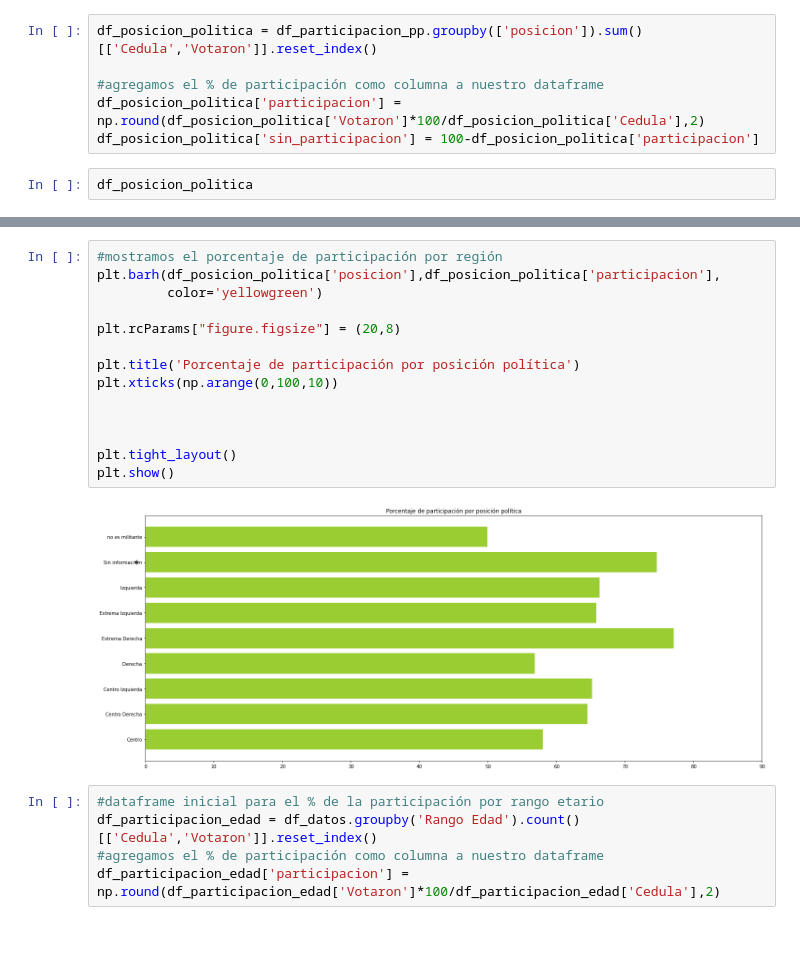
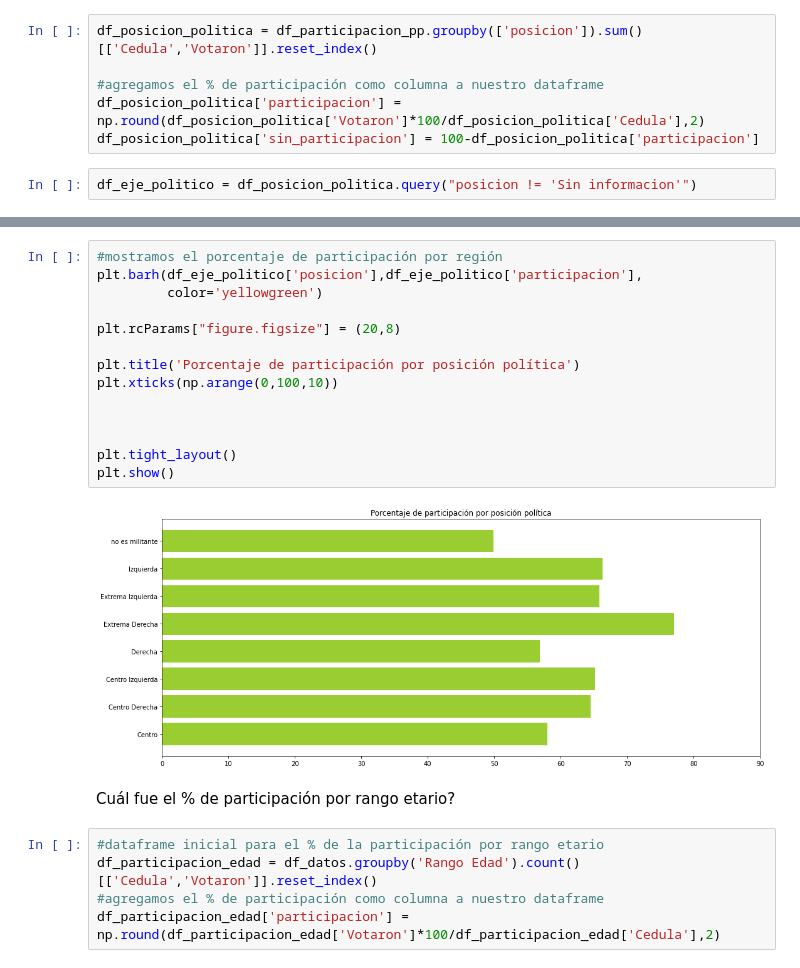
Before and after one commit to framirezv/proyecto-portafolio, a Jupyter notebook: notebooks/EDA_plebiscito_chile_v2.ipynb, the cells around one changed output, grey strips where cells are left out. Drawn from its saved outputs; the diff is of its cells as text; blank space fills up the shorter version.

```diff
--- a/notebooks/EDA_plebiscito_chile_v2.ipynb
+++ b/notebooks/EDA_plebiscito_chile_v2.ipynb
@@ -428,4 +418,4 @@ df_posicion_politica = df_participacion_pp.groupby(['posicion']).sum()[['Cedula'
 df_posicion_politica['participacion'] = np.round(df_posicion_politica['Votaron']*100/df_posicion_politica['Cedula'],2)
 df_posicion_politica['sin_participacion'] = 100-df_posicion_politica['participacion']
 # %%
-df_posicion_politica
+df_eje_politico = df_posicion_politica.query("posicion != 'Sin informacion'")
@@ -443,19 +422,21 @@ df_posicion_politica
 # %%
 #mostramos el porcentaje de participación por región
-plt.barh(df_posicion_politica['posicion'],df_posicion_politica['participacion'],
+plt.barh(df_eje_politico['posicion'],df_eje_politico['participacion'],
          color='yellowgreen')
 
 plt.rcParams["figure.figsize"] = (20,8)
 
 plt.title('Porcentaje de participación por posición política')
 plt.xticks(np.arange(0,100,10))
 
 
 
 plt.tight_layout()
 plt.show()
 # %% [output]
-[figure, old version]
+[figure, new version]
+# %% [markdown]
+Cuál fue el % de participación por rango etario?
 # %%
 #dataframe inicial para el % de la participación por rango etario
 df_participacion_edad = df_datos.groupby('Rango Edad').count()[['Cedula','Votaron']].reset_index()
```
Also changed, not shown: parts of 33 cells of this notebook, 1 other file.
